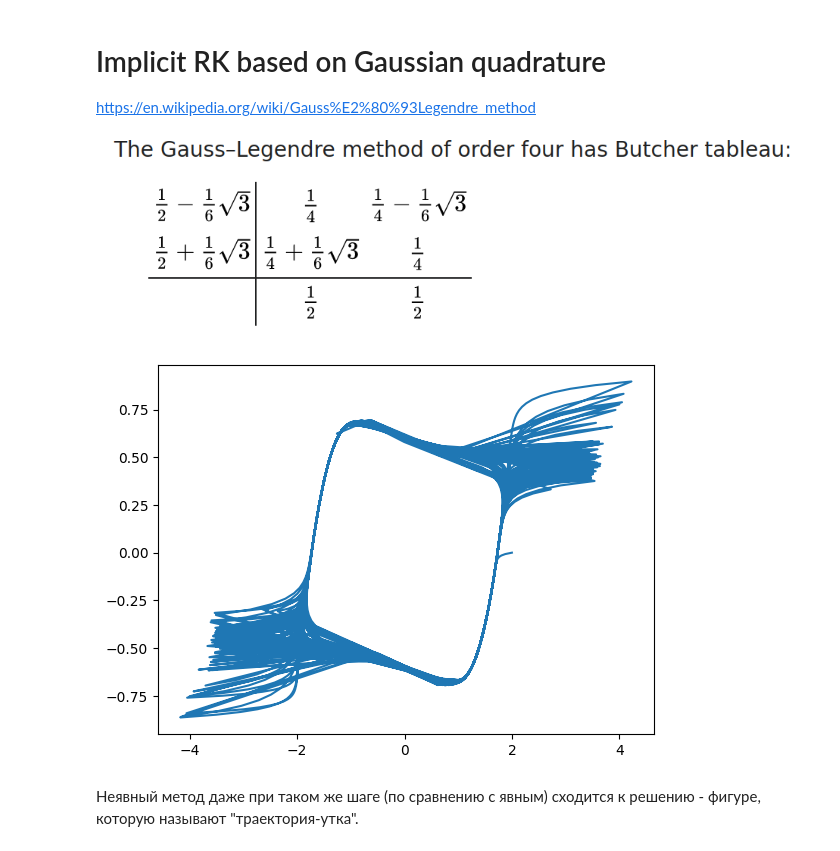
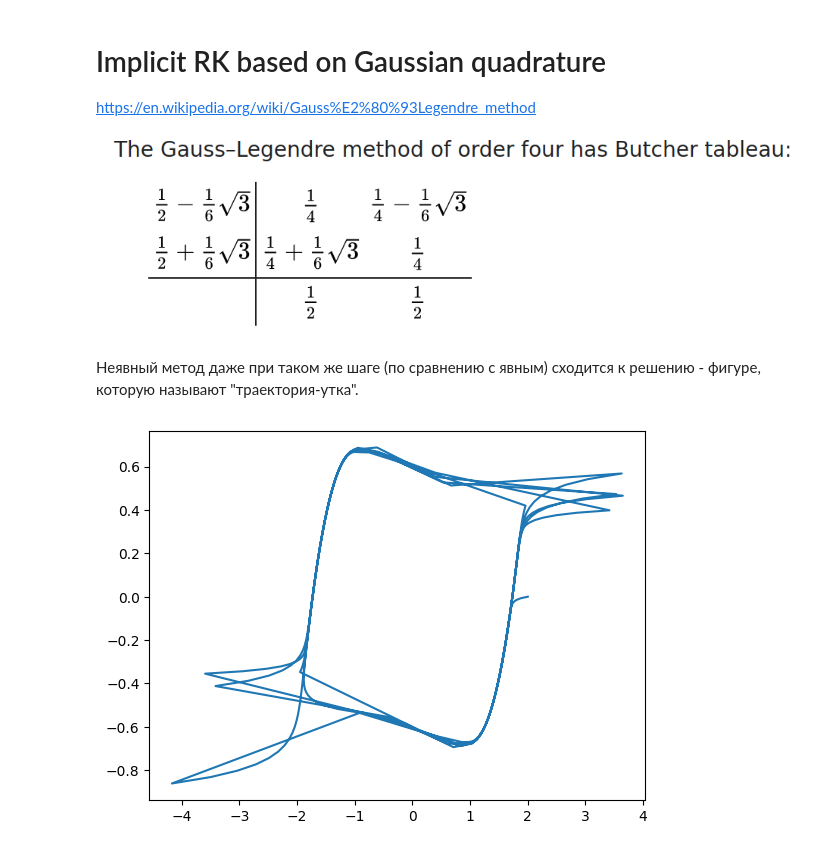
Before and after one commit to matmuher/MIPT_computational_math, a Jupyter notebook: 4_ODEs/ODEs.ipynb, the cells around one changed output. Drawn from its saved outputs; the diff is of its cells as text; code cells hidden in the pictures.

Commit message:
Vary step for Implicit RK

```diff
--- a/4_ODEs/ODEs.ipynb
+++ b/4_ODEs/ODEs.ipynb
@@ -230,10 +230,5 @@ def IRK_step(fvec, vecs, i, h):
     k2 = k[3:6]
 
     return prev_vec + h * (b[0] * k1 + b[1] * k2)
-
-vecs = solveODE(fvec, vec0, time, h_std, main_step = IRK_step)
-plotSolution2D(vecs)
-# %% [output]
-[figure, removed]
 # %% [markdown]
 Неявный метод даже при таком же шаге (по сравнению с явным) сходится к решению - фигуре, которую называют "траектория-утка".
@@ -239,0 +237,6 @@ plotSolution2D(vecs)
+# %%
+# Исходный шаг 0.01
+vecs = solveODE(fvec, vec0,   TimeRange([0., 10.]), h_std, main_step = IRK_step)
+plotSolution2D(vecs)
+# %% [output]
+[figure, added]
```
Also changed, not shown: parts of 5 cells of this notebook.
